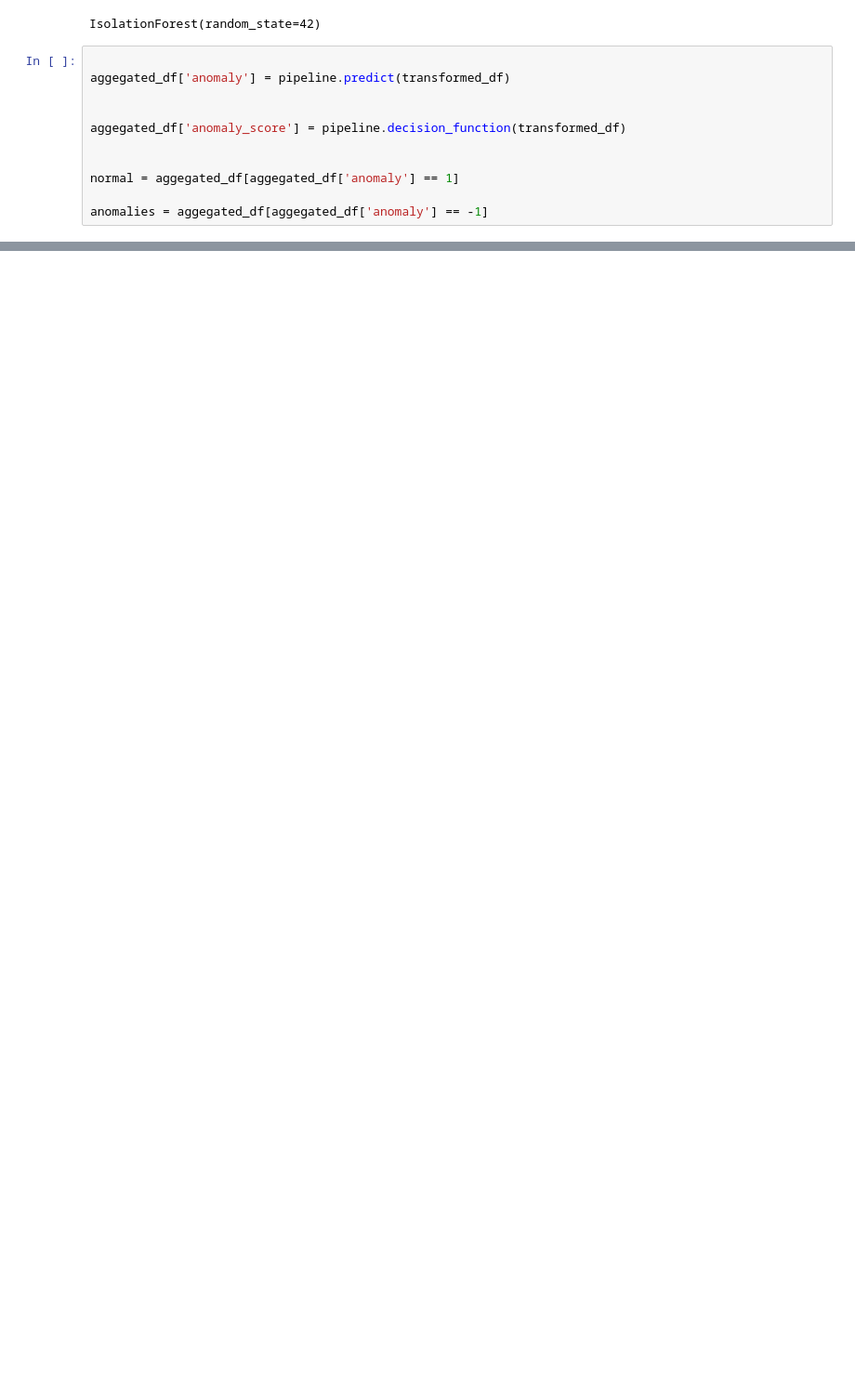
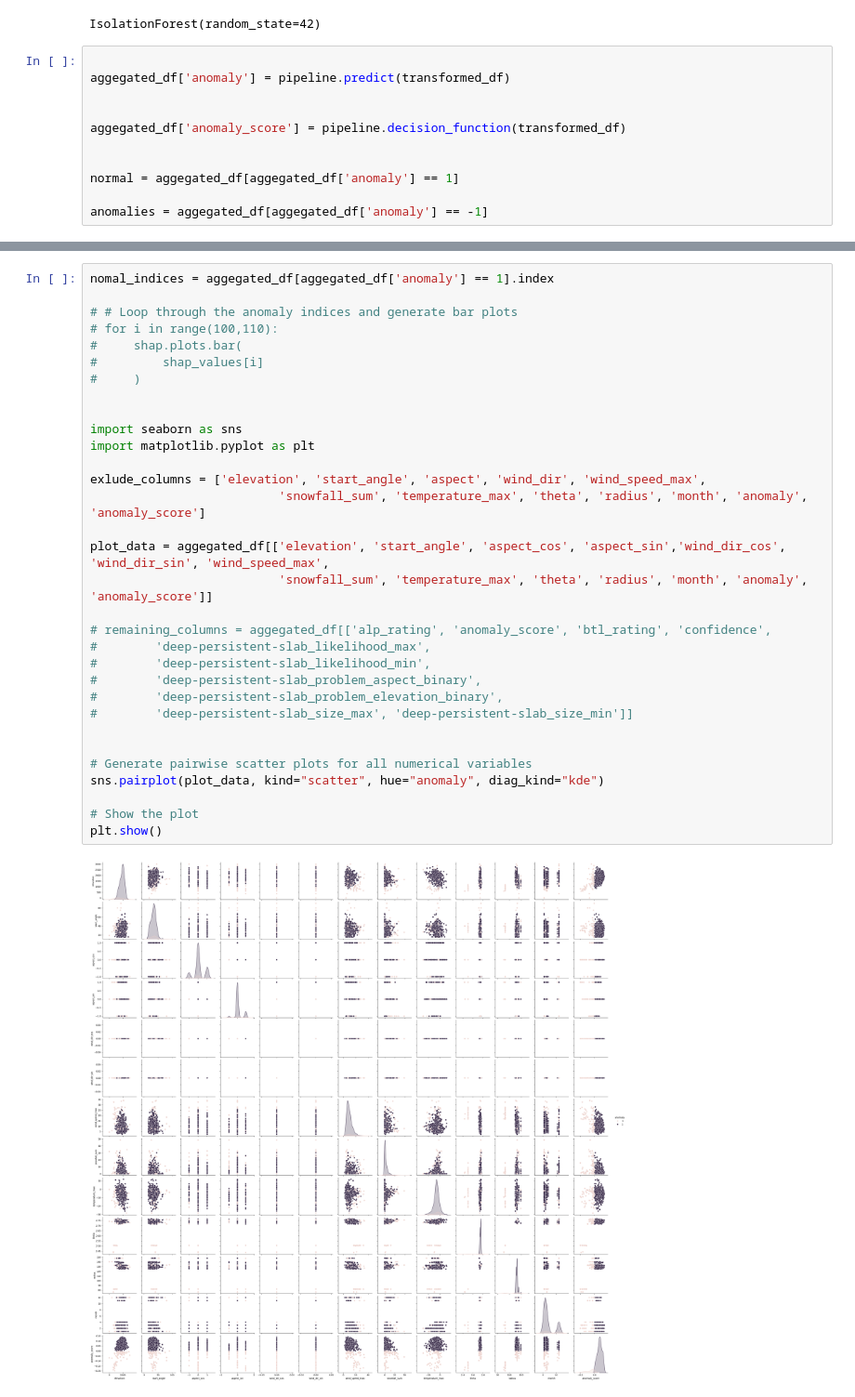
Before and after one commit to dylanc9918/avalanche_analysis, a Jupyter notebook: ModelTrain.ipynb, the cells around one changed output, grey strips where cells are left out. Shown at 93% size. Saved outputs shown, nothing was run; the diff lists cells and outputs as text; blank space fills up the shorter version.

Commit message:
Developing analysis report and data preparation scripts

```diff
--- a/ModelTrain.ipynb
+++ b/ModelTrain.ipynb
@@ -274,0 +334,34 @@ shap.plots.beeswarm(shap_values)
+# %%
+nomal_indices = aggegated_df[aggegated_df['anomaly'] == 1].index
+
+# # Loop through the anomaly indices and generate bar plots
+# for i in range(100,110):
+#     shap.plots.bar(
+#         shap_values[i]
+#     )
+
+
+import seaborn as sns
+import matplotlib.pyplot as plt
+
+exlude_columns = ['elevation', 'start_angle', 'aspect', 'wind_dir', 'wind_speed_max',
+                          'snowfall_sum', 'temperature_max', 'theta', 'radius', 'month', 'anomaly', 'anomaly_score']
+
+plot_data = aggegated_df[['elevation', 'start_angle', 'aspect_cos', 'aspect_sin','wind_dir_cos', 'wind_dir_sin', 'wind_speed_max',
+                          'snowfall_sum', 'temperature_max', 'theta', 'radius', 'month', 'anomaly', 'anomaly_score']]
+
+# remaining_columns = aggegated_df[['alp_rating', 'anomaly_score', 'btl_rating', 'confidence',
+#        'deep-persistent-slab_likelihood_max',
+#        'deep-persistent-slab_likelihood_min',
+#        'deep-persistent-slab_problem_aspect_binary',
+#        'deep-persistent-slab_problem_elevation_binary',
+#        'deep-persistent-slab_size_max', 'deep-persistent-slab_size_min']]
+
+
+# Generate pairwise scatter plots for all numerical variables
+sns.pairplot(plot_data, kind="scatter", hue="anomaly", diag_kind="kde")
+
+# Show the plot
+plt.show()
+# %% [output]
+[figure, added]
```
Also changed, not shown: parts of 13 cells of this notebook, 10 other files.
